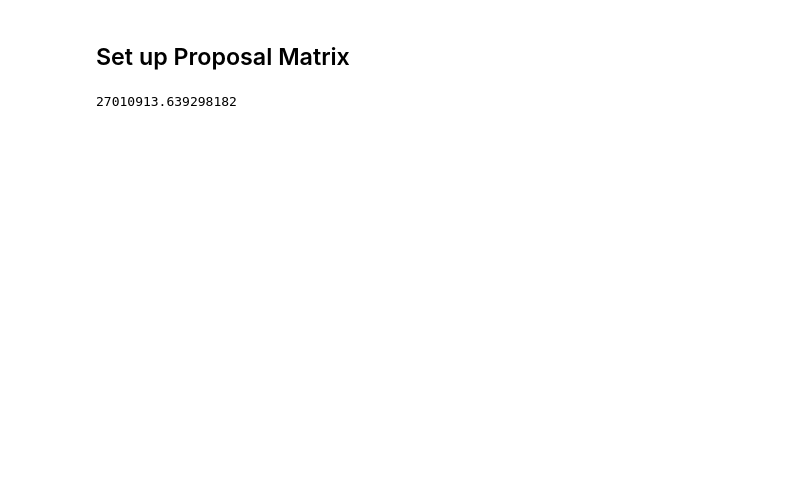
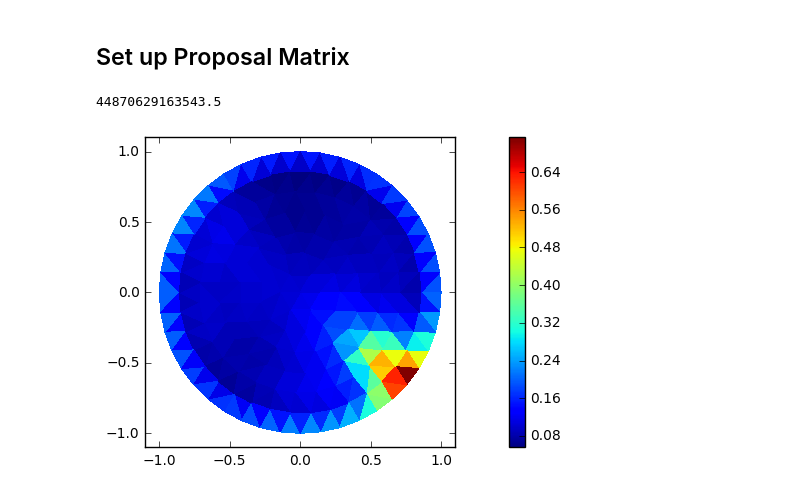
Before and after one commit to jcockayne/hydrocyclone_code, a Jupyter notebook: notebooks/Hydrocyclone_Static_EIT.ipynb, the cells around one changed output. Drawn from its saved outputs; the diff is of its cells as text; code cells hidden in the pictures; blank space fills up the shorter version.

```diff
--- a/notebooks/Hydrocyclone_Static_EIT.ipynb
+++ b/notebooks/Hydrocyclone_Static_EIT.ipynb
@@ -15,3 +27,7 @@ dummy_data_file = os.path.join('dummy_data', 'centered_blob')
+# %%
+baseline = np.loadtxt('recovered_rhos.csv', delimiter=',')
+baseline_xy = baseline[:,:2]
+baseline_fields = baseline[:,2:]
 # %% [markdown]
 # Sheet Parameters
 # %%
@@ -301,14 +319,37 @@ proposal_op_system = bpdes.operator_compilation.sympy_gram.compile_sympy(
 # %%
-proposal_length_scale = 0.1
-proposal_variance = 0.01
+proposal_fun_args = np.array([conductivity_ls, conductivity_variance_mult])
 proposal_cov = bpdes.collocation.compute_operator_matrix(
+    [()],
+    [()],
+    [proposal_design],
+    [proposal_design],
+    proposal_op_system,
+    proposal_fun_args
+)
+proposal_lhs_mat = bpdes.collocation.compute_operator_matrix(
     [(), diff_x, diff_y],
-    [(), diff_x_bar, diff_y_bar],
+    [()],
     [full_design, modified_design_int, modified_design_int],
-    [full_design, modified_design_int, modified_design_int],
+    [proposal_design],
     proposal_op_system,
-    np.array([proposal_length_scale, proposal_variance])
+    proposal_fun_args
 )
+proposal_cov_inv = np.linalg.inv(proposal_cov)
 np.linalg.cond(proposal_cov)
 # %% [output]
-27010913.639298182
+44870629163543.5
+# %%
+rhomin = 0.01
+rho = baseline_fields[:,run_time-1][:,None]
+rho[rho < rhomin] = rhomin
+conduct = np.log(1./rho)
+p = bpdes.collocate([()], [()],
+                    [(baseline_xy, conduct)],
+                    proposal_op_system,
+                    np.array([0.12, 1.0]))
+
+true_field, _ = p(proposal_design)
+true_field = true_field.ravel()
+plot_circle(proposal_design[:,0], proposal_design[:,1], np.exp(true_field))
+# %% [output]
+[figure, added]
```
Also changed, not shown: parts of 33 cells of this notebook, 1 other file.
